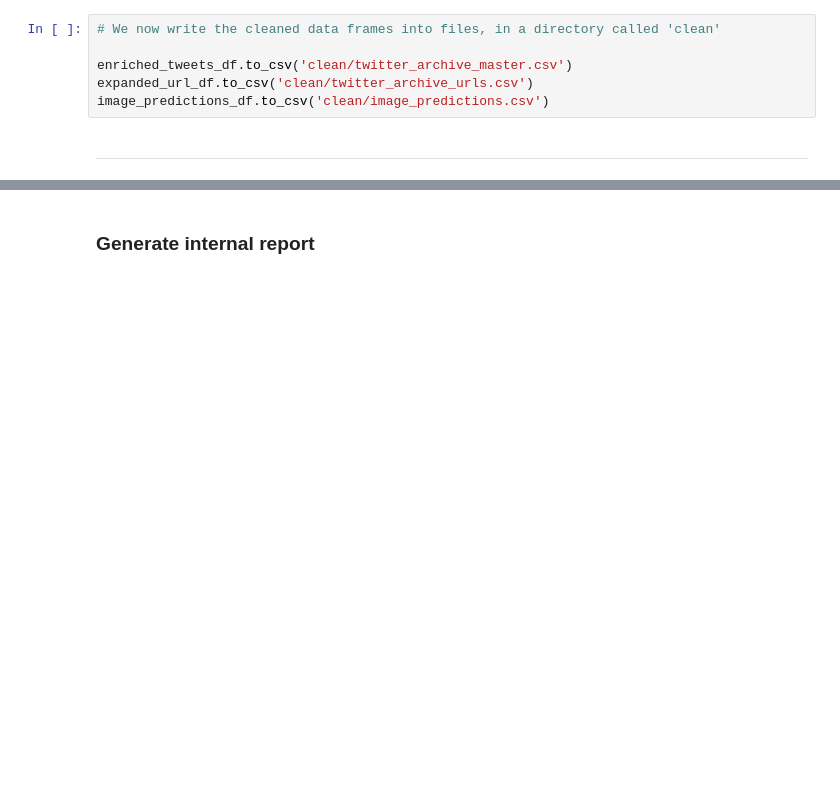
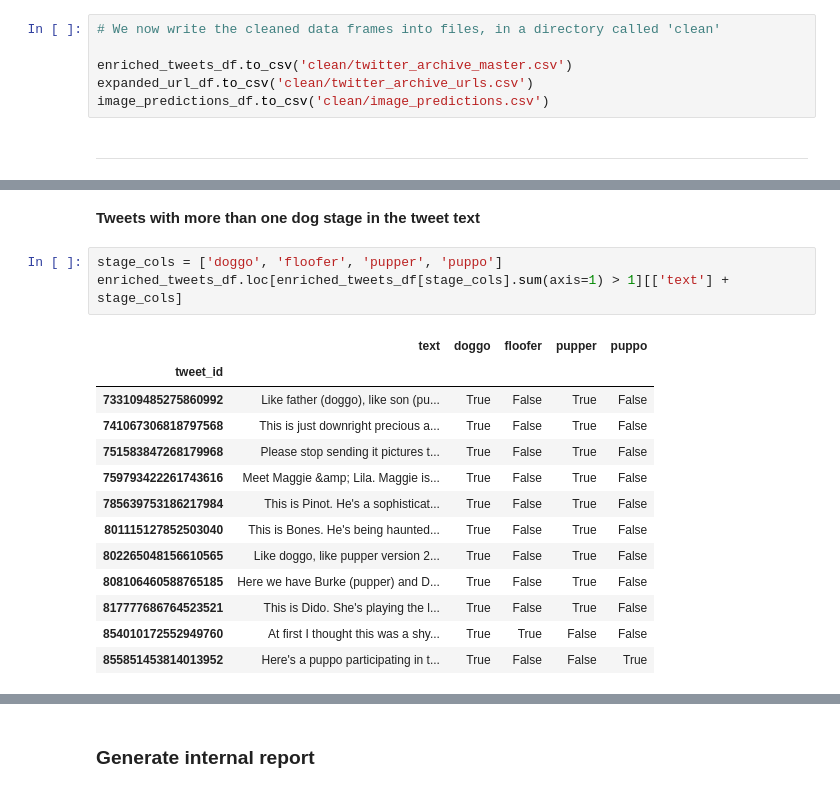
Before and after one commit to benvens-udacity/wrangle-and-analyze-data, a Jupyter notebook: wrangle_act.ipynb, the cells around one changed output, grey strips where cells are left out. Saved outputs shown, nothing was run; the diff lists cells and outputs as text; blank space fills up the shorter version.

```diff
--- a/wrangle_act.ipynb
+++ b/wrangle_act.ipynb
@@ -480,0 +496,19 @@ image_predictions_df.to_csv('clean/image_predictions.csv')
+# %% [markdown]
+**Tweets with more than one dog stage in the tweet text**
+# %%
+stage_cols = ['doggo', 'floofer', 'pupper', 'puppo']
+enriched_tweets_df.loc[enriched_tweets_df[stage_cols].sum(axis=1) > 1][['text'] + stage_cols]
+# %% [output]
+|  | text | doggo | floofer | pupper | puppo |
+| tweet_id |  |  |  |  |  |
+| 733109485275860992 | Like father (doggo), like son (pu... | True | False | True | False |
+| 741067306818797568 | This is just downright precious a... | True | False | True | False |
+| 751583847268179968 | Please stop sending it pictures t... | True | False | True | False |
+| 759793422261743616 | Meet Maggie &amp; Lila. Maggie is... | True | False | True | False |
+| 785639753186217984 | This is Pinot. He's a sophisticat... | True | False | True | False |
+| 801115127852503040 | This is Bones. He's being haunted... | True | False | True | False |
+| 802265048156610565 | Like doggo, like pupper version 2... | True | False | True | False |
+| 808106460588765185 | Here we have Burke (pupper) and D... | True | False | True | False |
+| 817777686764523521 | This is Dido. She's playing the l... | True | False | True | False |
+| 854010172552949760 | At first I thought this was a shy... | True | True | False | False |
+| 855851453814013952 | Here's a puppo participating in t... | True | False | False | True |
```
Also changed, not shown: parts of 15 cells of this notebook, 3 other files.
